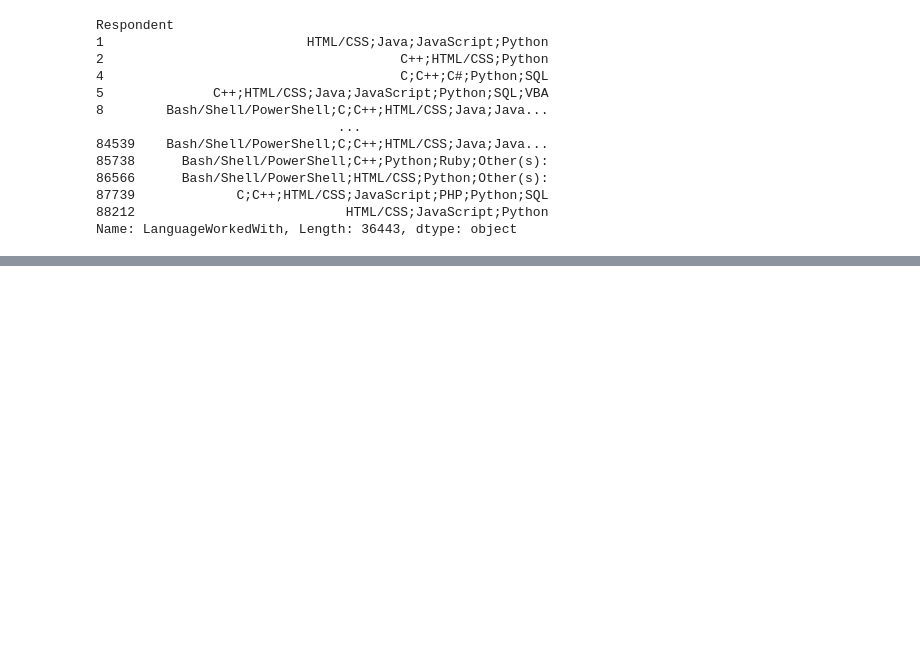
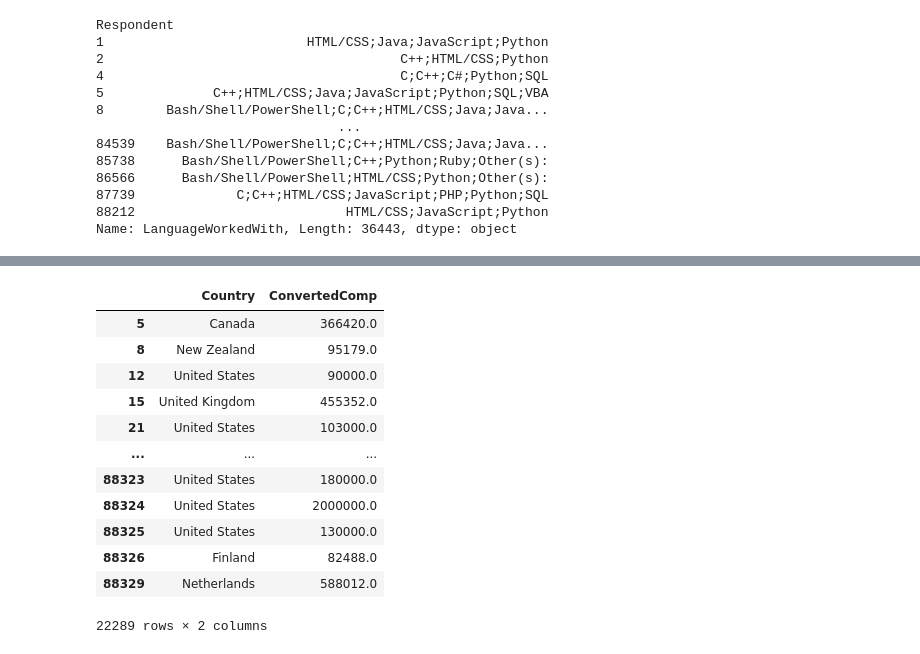
Before and after one commit to Stenardt-9002/Machine_learning-projects, a Jupyter notebook: Pandas_Stackoverflow_handling/pandasdata_stack2.ipynb, the cells around one changed output, grey strips where cells are left out. Cells and saved outputs as stored; diff of their text form; code cells hidden in the pictures; blank space fills up the shorter version.

```diff
--- a/Pandas_Stackoverflow_handling/pandasdata_stack2.ipynb
+++ b/Pandas_Stackoverflow_handling/pandasdata_stack2.ipynb
@@ -450,0 +520,18 @@ Name: LanguageWorkedWith, Length: 36443, dtype: object
+# %%
+fil_sal = (df['ConvertedComp']>70000)
+# %%
+df.loc[fil_sal,['Country','ConvertedComp']]
+# %% [output]
+|  | Country | ConvertedComp |
+| 5 | Canada | 366420.0 |
+| 8 | New Zealand | 95179.0 |
+| 12 | United States | 90000.0 |
+| 15 | United Kingdom | 455352.0 |
+| 21 | United States | 103000.0 |
+| ... | ... | ... |
+| 88323 | United States | 180000.0 |
+| 88324 | United States | 2000000.0 |
+| 88325 | United States | 130000.0 |
+| 88326 | Finland | 82488.0 |
+| 88329 | Netherlands | 588012.0 |
+22289 rows × 2 columns
```
Also changed, not shown: parts of 54 cells of this notebook.
